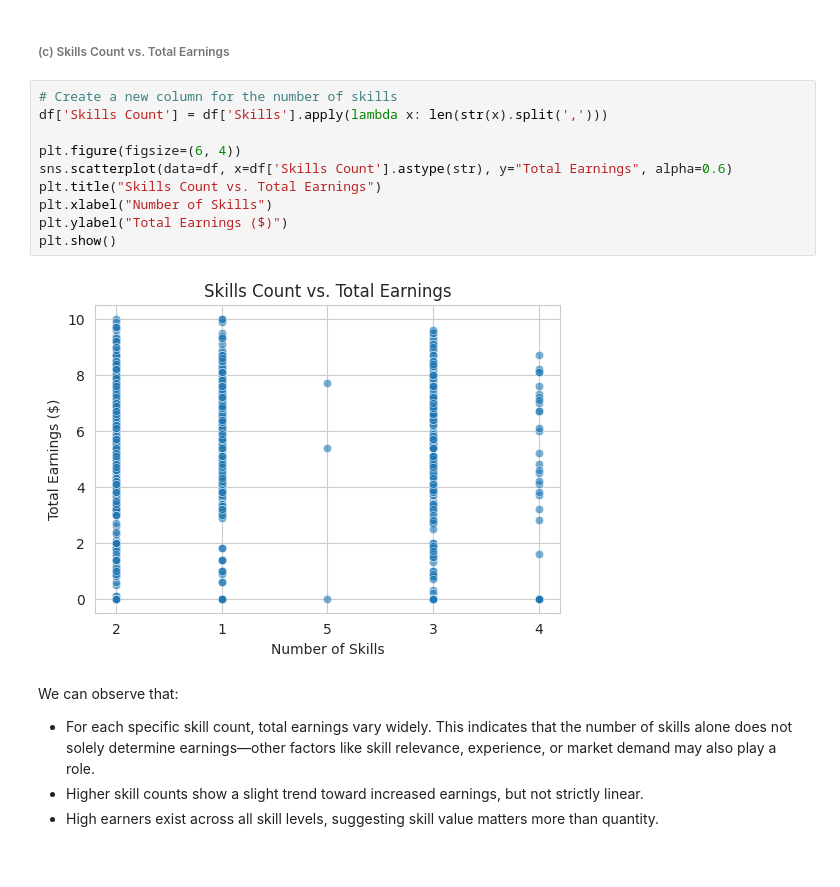
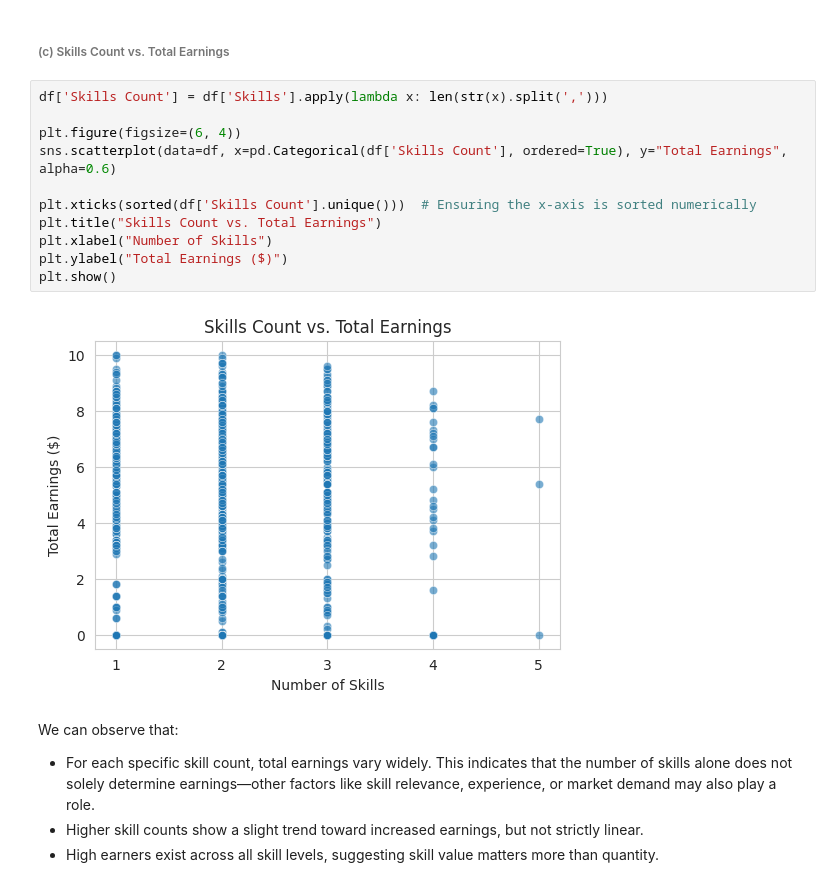
Before and after one commit to iRoseM/Freelancing-Trends--IT362, a Jupyter notebook: IT362_groub_6.ipynb, the cells around one changed output. Saved outputs shown, nothing was run; the diff lists cells and outputs as text.

```diff
--- a/IT362_groub_6.ipynb
+++ b/IT362_groub_6.ipynb
@@ -1139,17 +1136,18 @@ We can observe that:
 # %% [markdown]
 ###### (c) Skills Count vs. Total Earnings
 # %%
-# Create a new column for the number of skills
 df['Skills Count'] = df['Skills'].apply(lambda x: len(str(x).split(',')))
 
 plt.figure(figsize=(6, 4))
-sns.scatterplot(data=df, x=df['Skills Count'].astype(str), y="Total Earnings", alpha=0.6)
+sns.scatterplot(data=df, x=pd.Categorical(df['Skills Count'], ordered=True), y="Total Earnings", alpha=0.6)
+
+plt.xticks(sorted(df['Skills Count'].unique()))  # Ensuring the x-axis is sorted numerically
 plt.title("Skills Count vs. Total Earnings")
 plt.xlabel("Number of Skills")
 plt.ylabel("Total Earnings ($)")
 plt.show()
 # %% [output]
-[figure, old version]
+[figure, new version]
 # %% [markdown]
 We can observe that:
   * For each specific skill count, total earnings vary widely. This indicates that the number of skills alone does not solely determine earnings—other factors like skill relevance, experience, or market demand may also play a role.
```
Also changed, not shown: parts of 15 cells of this notebook.
